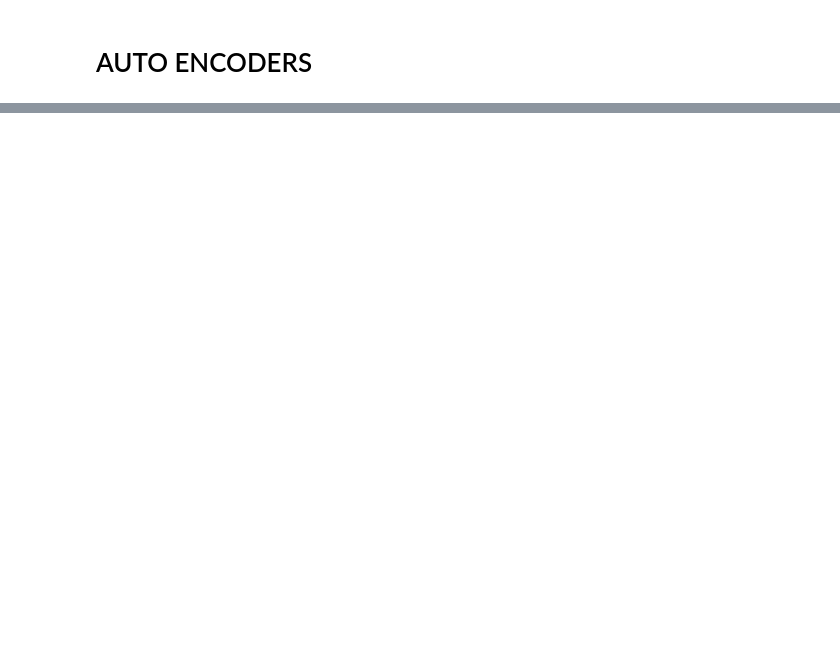
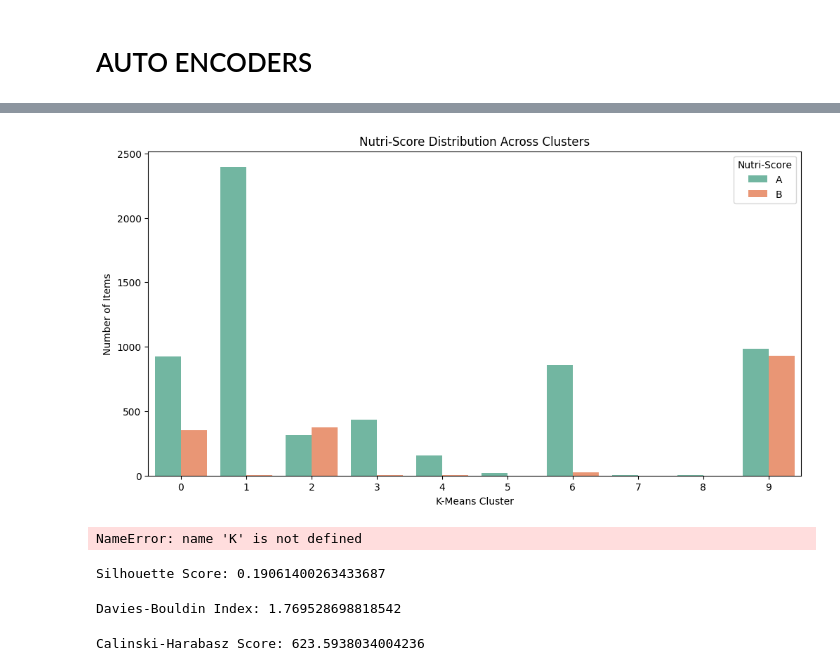
Before and after one commit to akashhguptaa/Food-Reccomendation-system, a Jupyter notebook: app.ipynb, the cells around one changed output, grey strips where cells are left out. Drawn from its saved outputs; the diff is of its cells as text; code cells hidden in the pictures; blank space fills up the shorter version.

```diff
--- a/app.ipynb
+++ b/app.ipynb
@@ -442,0 +743,2 @@ Cosine Similarity (Reconstruction): 0.9962
+# %%
+df['NutriScore'] = df.apply(compute_nutri_score_custom, axis=1)
@@ -442,0 +762,40 @@ Cosine Similarity (Reconstruction): 0.9962
+# %%
+import seaborn as sns
+import matplotlib.pyplot as plt
+
+plt.figure(figsize=(12, 6))
+sns.countplot(data=df, x='Cluster', hue='NutriScore', palette='Set2')
+plt.title('Nutri-Score Distribution Across Clusters')
+plt.xlabel('K-Means Cluster')
+plt.ylabel('Number of Items')
+plt.legend(title='Nutri-Score')
+plt.show()
+# %% [output]
+[figure, added]
+# %%
+from sklearn.cluster import KMeans
+
+kmeans = KMeans(n_clusters=K, random_state=42)
+kmeans.fit(X_scaled)
+inertia = kmeans.inertia_
+print("Inertia (WSS):", inertia)
+# %% [output]
+NameError: name 'K' is not defined
+# %%
+from sklearn.metrics import silhouette_score
+sil_score = silhouette_score(X_scaled, kmeans.labels_)
+print("Silhouette Score:", sil_score)
+# %% [output]
+Silhouette Score: 0.19061400263433687
+# %%
+from sklearn.metrics import davies_bouldin_score
+db_index = davies_bouldin_score(X_scaled, kmeans.labels_)
+print("Davies-Bouldin Index:", db_index)
+# %% [output]
+Davies-Bouldin Index: 1.769528698818542
+# %%
+from sklearn.metrics import calinski_harabasz_score
+ch_score = calinski_harabasz_score(X_scaled, kmeans.labels_)
+print("Calinski-Harabasz Score:", ch_score)
+# %% [output]
+Calinski-Harabasz Score: 623.5938034004236
```
Also changed, not shown: parts of 50 cells of this notebook.
